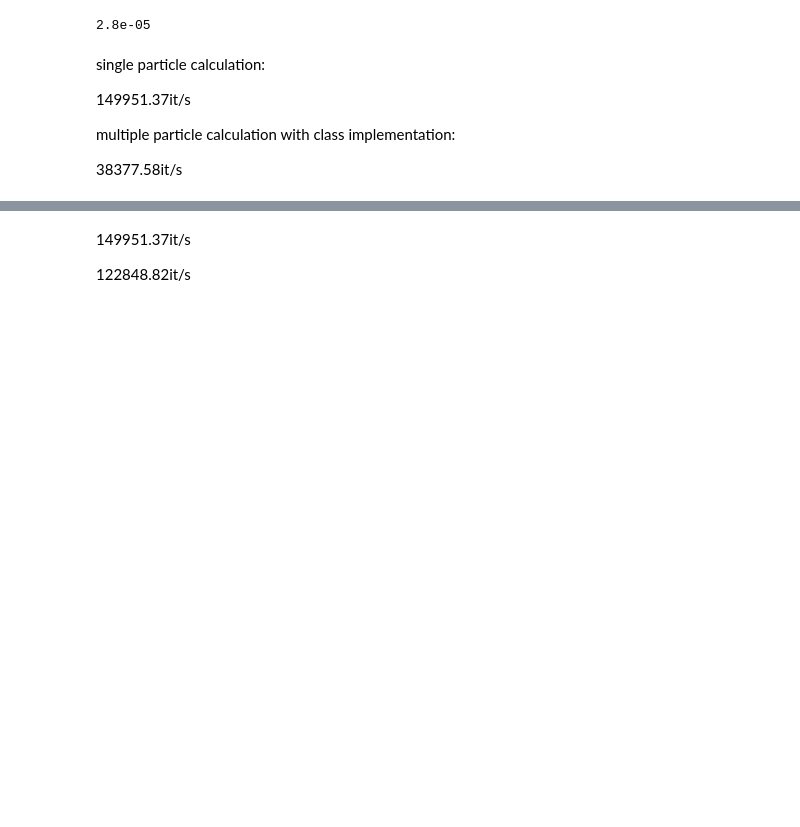
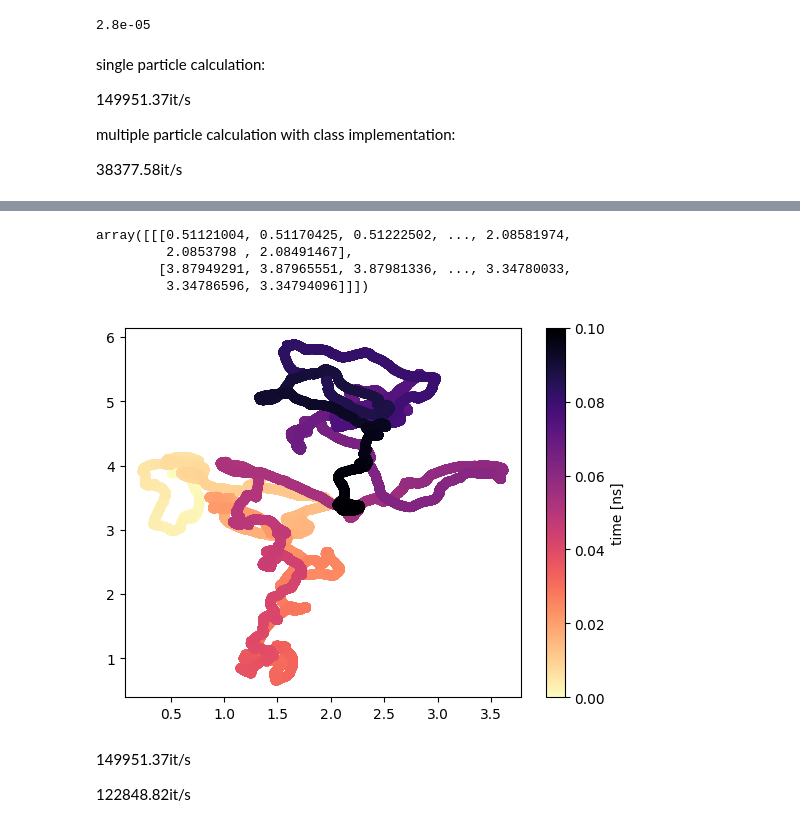
Before and after one commit to JONNeKK/ccs, a Jupyter notebook: week_10/week_10.ipynb, the cells around one changed output, grey strips where cells are left out. Drawn from its saved outputs; the diff is of its cells as text; code cells hidden in the pictures; blank space fills up the shorter version.

```diff
--- a/week_10/week_10.ipynb
+++ b/week_10/week_10.ipynb
@@ -319,3 +320,17 @@ plt.show()'''
+# %%
+simL.pos
+# %% [output]
+array([[[0.51121004, 0.51170425, 0.51222502, ..., 2.08581974,
+         2.0853798 , 2.08491467],
+        [3.87949291, 3.87965551, 3.87981336, ..., 3.34780033,
+         3.34786596, 3.34794096]]])
+# %%
+plt.scatter(simL.pos[0,0], simL.pos[0,1],c=time,cmap='magma_r')
+# Add a colorbar
+cbar = plt.colorbar()
+cbar.set_label('time [ns]')
+# %% [output]
+[figure, added]
 # %% [markdown]
 149951.37it/s
 
```
Also changed, not shown: parts of 2 cells of this notebook.
